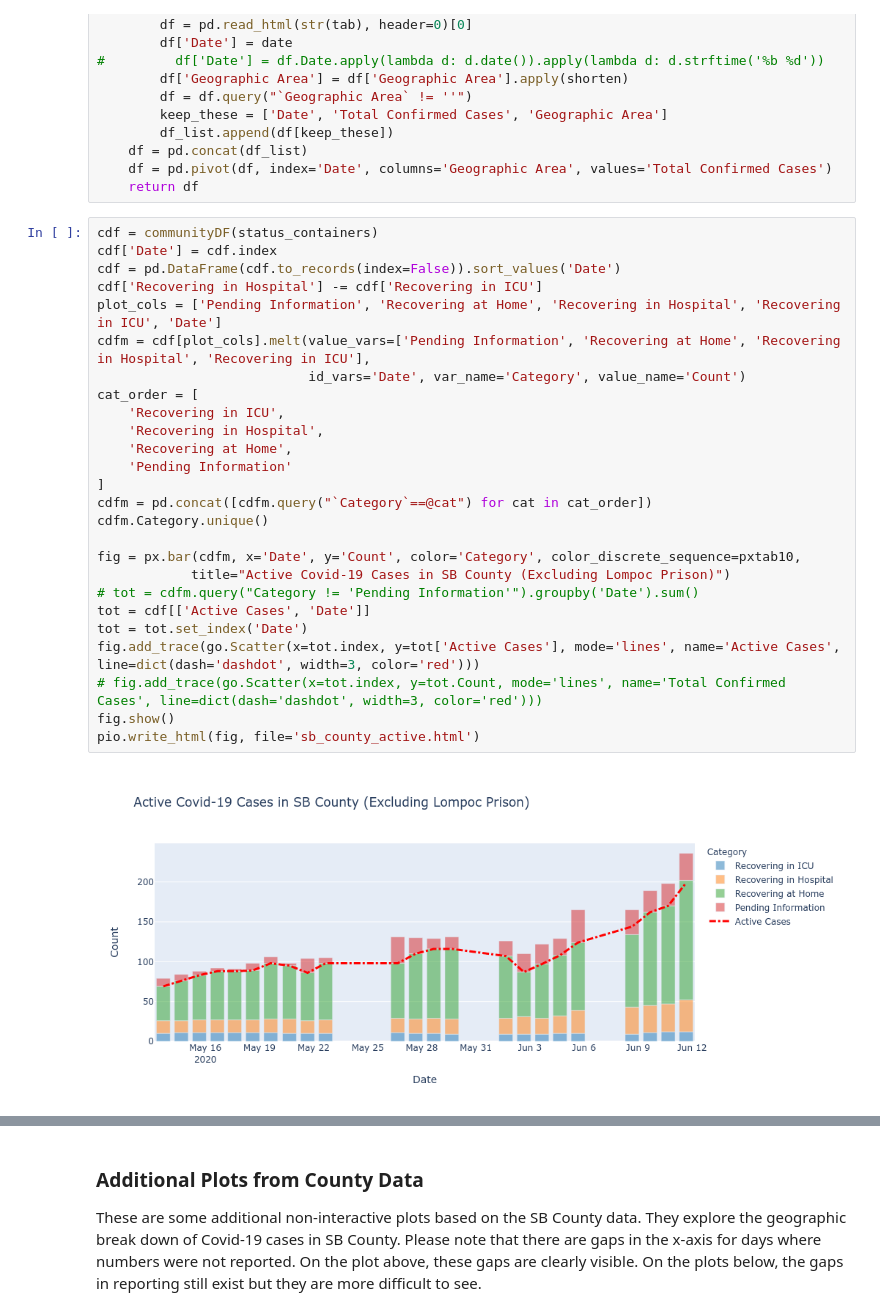
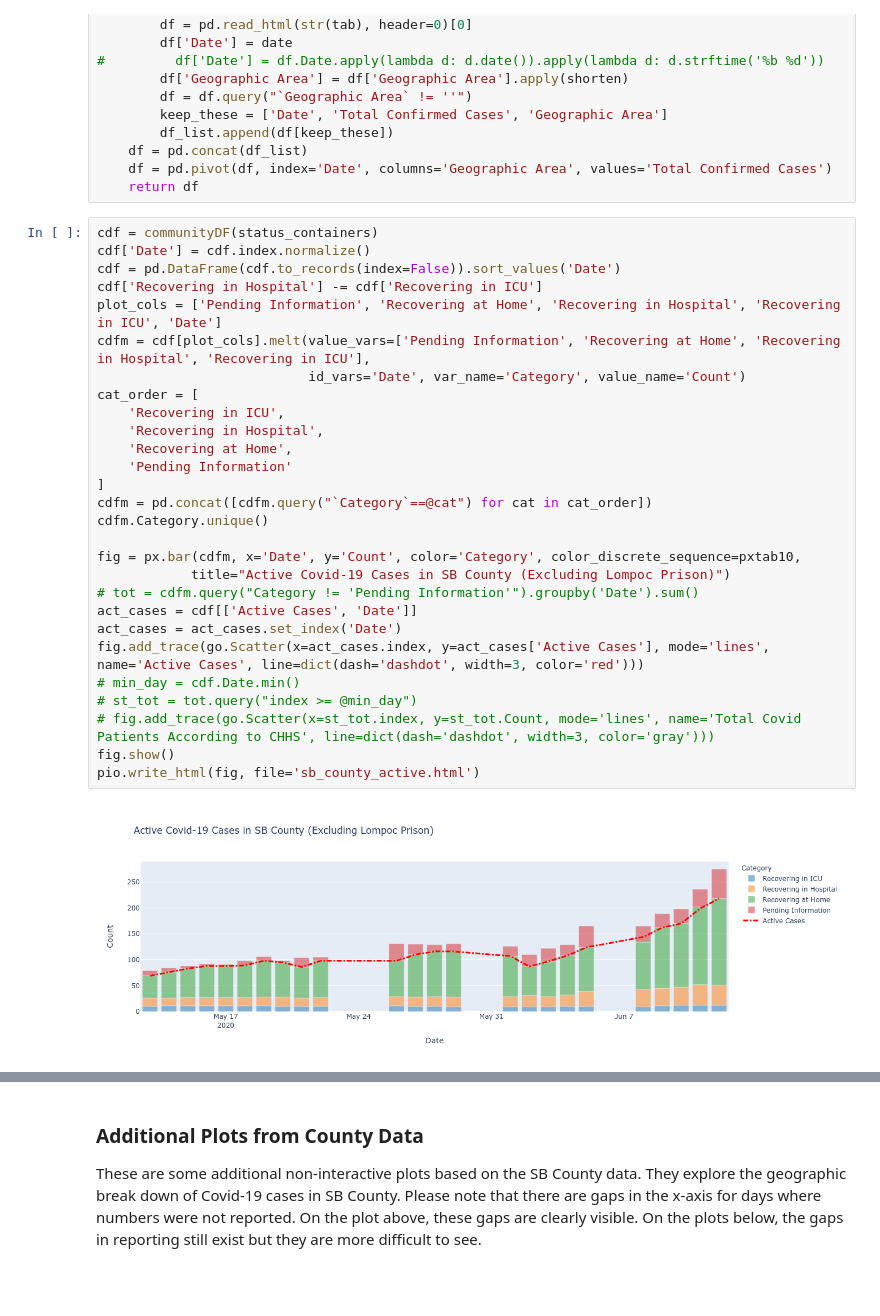
Before and after one commit to jkibele/SB_Covid, a Jupyter notebook: SB_Covid.ipynb, the cells around one changed output, grey strips where cells are left out. Drawn from its saved outputs; the diff is of its cells as text; blank space fills up the shorter version.

```diff
--- a/SB_Covid.ipynb
+++ b/SB_Covid.ipynb
@@ -199,29 +199,31 @@ def getTotalConfirmed(soup):
     return df
 # %%
 cdf = communityDF(status_containers)
-cdf['Date'] = cdf.index
+cdf['Date'] = cdf.index.normalize()
 cdf = pd.DataFrame(cdf.to_records(index=False)).sort_values('Date')
 cdf['Recovering in Hospital'] -= cdf['Recovering in ICU']
 plot_cols = ['Pending Information', 'Recovering at Home', 'Recovering in Hospital', 'Recovering in ICU', 'Date']
 cdfm = cdf[plot_cols].melt(value_vars=['Pending Information', 'Recovering at Home', 'Recovering in Hospital', 'Recovering in ICU'],
                            id_vars='Date', var_name='Category', value_name='Count')
 cat_order = [
     'Recovering in ICU',
     'Recovering in Hospital',
     'Recovering at Home',
     'Pending Information'
 ]
 cdfm = pd.concat([cdfm.query("`Category`==@cat") for cat in cat_order])
 cdfm.Category.unique()
 
 fig = px.bar(cdfm, x='Date', y='Count', color='Category', color_discrete_sequence=pxtab10,
             title="Active Covid-19 Cases in SB County (Excluding Lompoc Prison)")
 # tot = cdfm.query("Category != 'Pending Information'").groupby('Date').sum()
-tot = cdf[['Active Cases', 'Date']]
-tot = tot.set_index('Date')
-fig.add_trace(go.Scatter(x=tot.index, y=tot['Active Cases'], mode='lines', name='Active Cases', line=dict(dash='dashdot', width=3, color='red')))
-# fig.add_trace(go.Scatter(x=tot.index, y=tot.Count, mode='lines', name='Total Confirmed Cases', line=dict(dash='dashdot', width=3, color='red')))
+act_cases = cdf[['Active Cases', 'Date']]
+act_cases = act_cases.set_index('Date')
+fig.add_trace(go.Scatter(x=act_cases.index, y=act_cases['Active Cases'], mode='lines', name='Active Cases', line=dict(dash='dashdot', width=3, color='red')))
+# min_day = cdf.Date.min()
+# st_tot = tot.query("index >= @min_day")
+# fig.add_trace(go.Scatter(x=st_tot.index, y=st_tot.Count, mode='lines', name='Total Covid Patients According to CHHS', line=dict(dash='dashdot', width=3, color='gray')))
 fig.show()
 pio.write_html(fig, file='sb_county_active.html')
 # %% [output]
-[figure, old version]
+[figure, new version]
```
Also changed, not shown: parts of 8 cells of this notebook, 4 other files.
